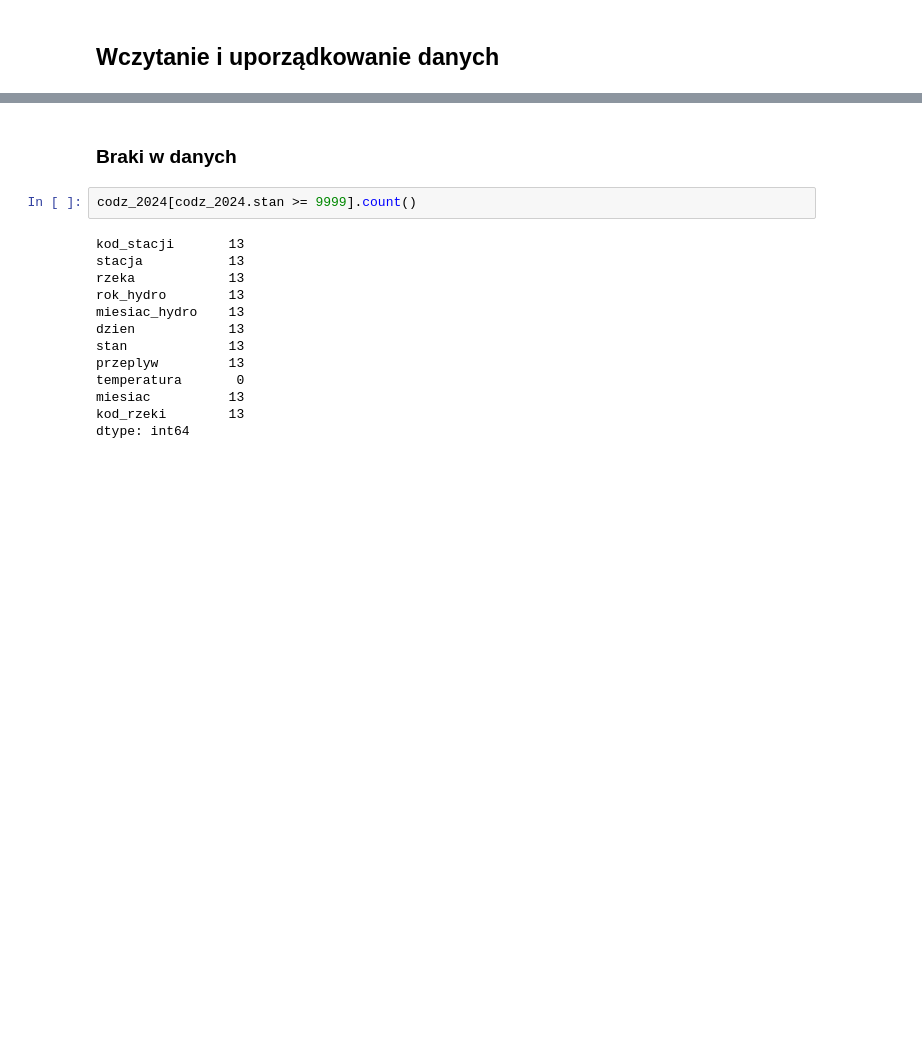
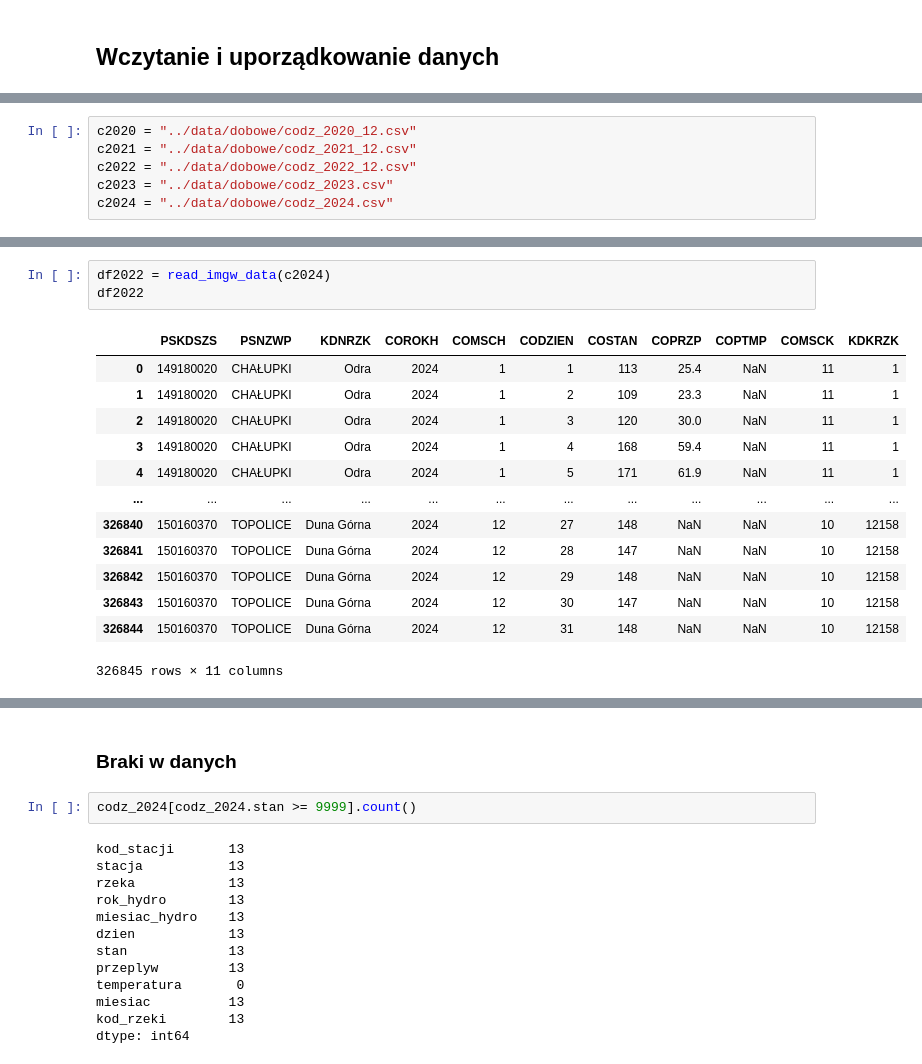
Before and after one commit to teempe/hydro-tools, a Jupyter notebook: imgw_hydro_2024.ipynb, the cells around one changed output, grey strips where cells are left out. Drawn from its saved outputs; the diff is of its cells as text; blank space fills up the shorter version.

```diff
--- a/imgw_hydro_2024.ipynb
+++ b/imgw_hydro_2024.ipynb
@@ -73,0 +10,6 @@ dtype: object
+# %%
+c2020 = "../data/dobowe/codz_2020_12.csv"
+c2021 = "../data/dobowe/codz_2021_12.csv"
+c2022 = "../data/dobowe/codz_2022_12.csv"
+c2023 = "../data/dobowe/codz_2023.csv"
+c2024 = "../data/dobowe/codz_2024.csv"
@@ -73,0 +128,17 @@ dtype: object
+# %%
+df2022 = read_imgw_data(c2024)
+df2022
+# %% [output]
+|  | PSKDSZS | PSNZWP | KDNRZK | COROKH | COMSCH | CODZIEN | COSTAN | COPRZP | COPTMP | COMSCK | KDKRZK |
+| 0 | 149180020 | CHAŁUPKI | Odra | 2024 | 1 | 1 | 113 | 25.4 | NaN | 11 | 1 |
+| 1 | 149180020 | CHAŁUPKI | Odra | 2024 | 1 | 2 | 109 | 23.3 | NaN | 11 | 1 |
+| 2 | 149180020 | CHAŁUPKI | Odra | 2024 | 1 | 3 | 120 | 30.0 | NaN | 11 | 1 |
+| 3 | 149180020 | CHAŁUPKI | Odra | 2024 | 1 | 4 | 168 | 59.4 | NaN | 11 | 1 |
+| 4 | 149180020 | CHAŁUPKI | Odra | 2024 | 1 | 5 | 171 | 61.9 | NaN | 11 | 1 |
+| ... | ... | ... | ... | ... | ... | ... | ... | ... | ... | ... | ... |
+| 326840 | 150160370 | TOPOLICE | Duna Górna | 2024 | 12 | 27 | 148 | NaN | NaN | 10 | 12158 |
+| 326841 | 150160370 | TOPOLICE | Duna Górna | 2024 | 12 | 28 | 147 | NaN | NaN | 10 | 12158 |
+| 326842 | 150160370 | TOPOLICE | Duna Górna | 2024 | 12 | 29 | 148 | NaN | NaN | 10 | 12158 |
+| 326843 | 150160370 | TOPOLICE | Duna Górna | 2024 | 12 | 30 | 147 | NaN | NaN | 10 | 12158 |
+| 326844 | 150160370 | TOPOLICE | Duna Górna | 2024 | 12 | 31 | 148 | NaN | NaN | 10 | 12158 |
+326845 rows × 11 columns
```
Also changed, not shown: parts of 13 cells of this notebook, 2 other files.
